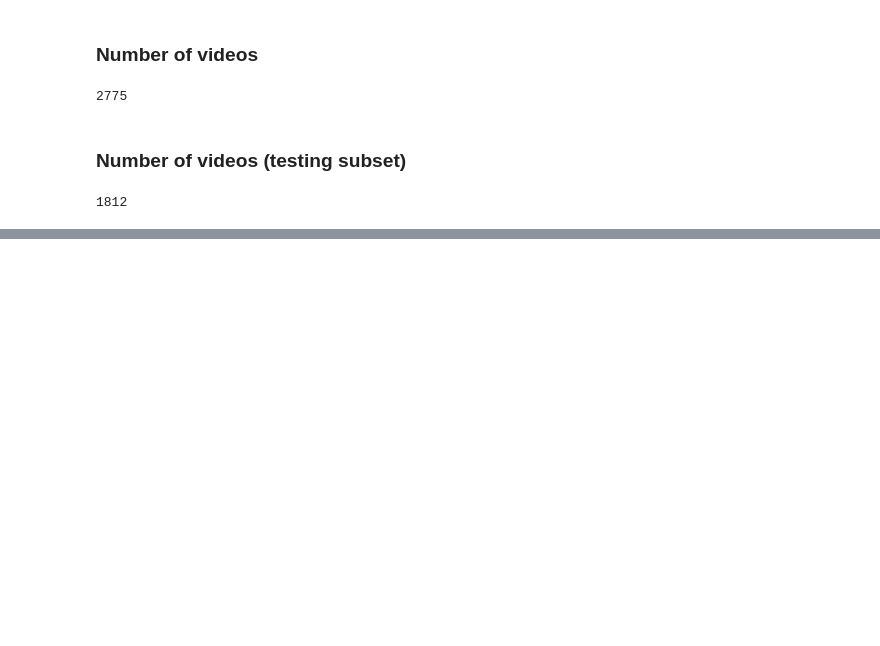
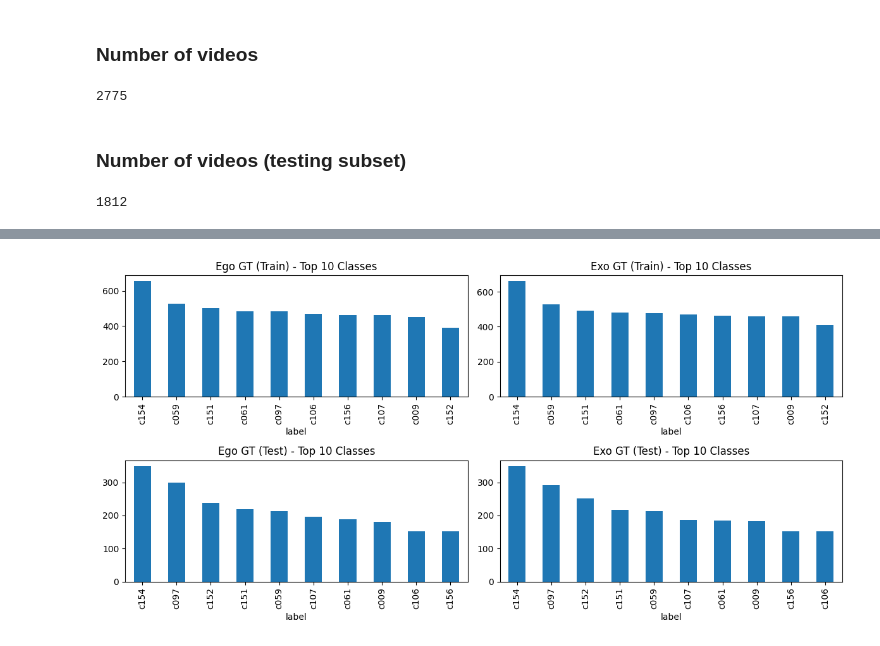
Before and after one commit to dangtna1/THUMOS-14_TAD, a Jupyter notebook: notebooks/charades_complete_exo_ego_wise.ipynb, the cells around one changed output, grey strips where cells are left out. Saved outputs shown, nothing was run; the diff lists cells and outputs as text; code cells hidden in the pictures; blank space fills up the shorter version.

```diff
--- a/notebooks/charades_complete_exo_ego_wise.ipynb
+++ b/notebooks/charades_complete_exo_ego_wise.ipynb
@@ -294,0 +384,17 @@ pd.concat([exo_most_common_gt_testing, ego_most_common_gt_testing])['video_id'].
+# %%
+fig, ax = plt.subplots(2, 2, figsize=(12, 6))
+
+ego_most_common_gt['label'].value_counts().plot(kind='bar', ax=ax[0, 0])
+exo_most_common_gt['label'].value_counts().plot(kind='bar', ax=ax[0, 1])
+ego_most_common_gt_testing['label'].value_counts().plot(kind='bar', ax=ax[1, 0])
+exo_most_common_gt_testing['label'].value_counts().plot(kind='bar', ax=ax[1, 1])
+
+ax[0, 0].set_title("Ego GT (Train) - Top 10 Classes")
+ax[0, 1].set_title("Exo GT (Train) - Top 10 Classes")
+ax[1, 0].set_title("Ego GT (Test) - Top 10 Classes")
+ax[1, 1].set_title("Exo GT (Test) - Top 10 Classes")
+
+fig.tight_layout()
+plt.show()
+# %% [output]
+[figure, added]
```
Also changed, not shown: parts of 14 cells of this notebook, 1 other file.
